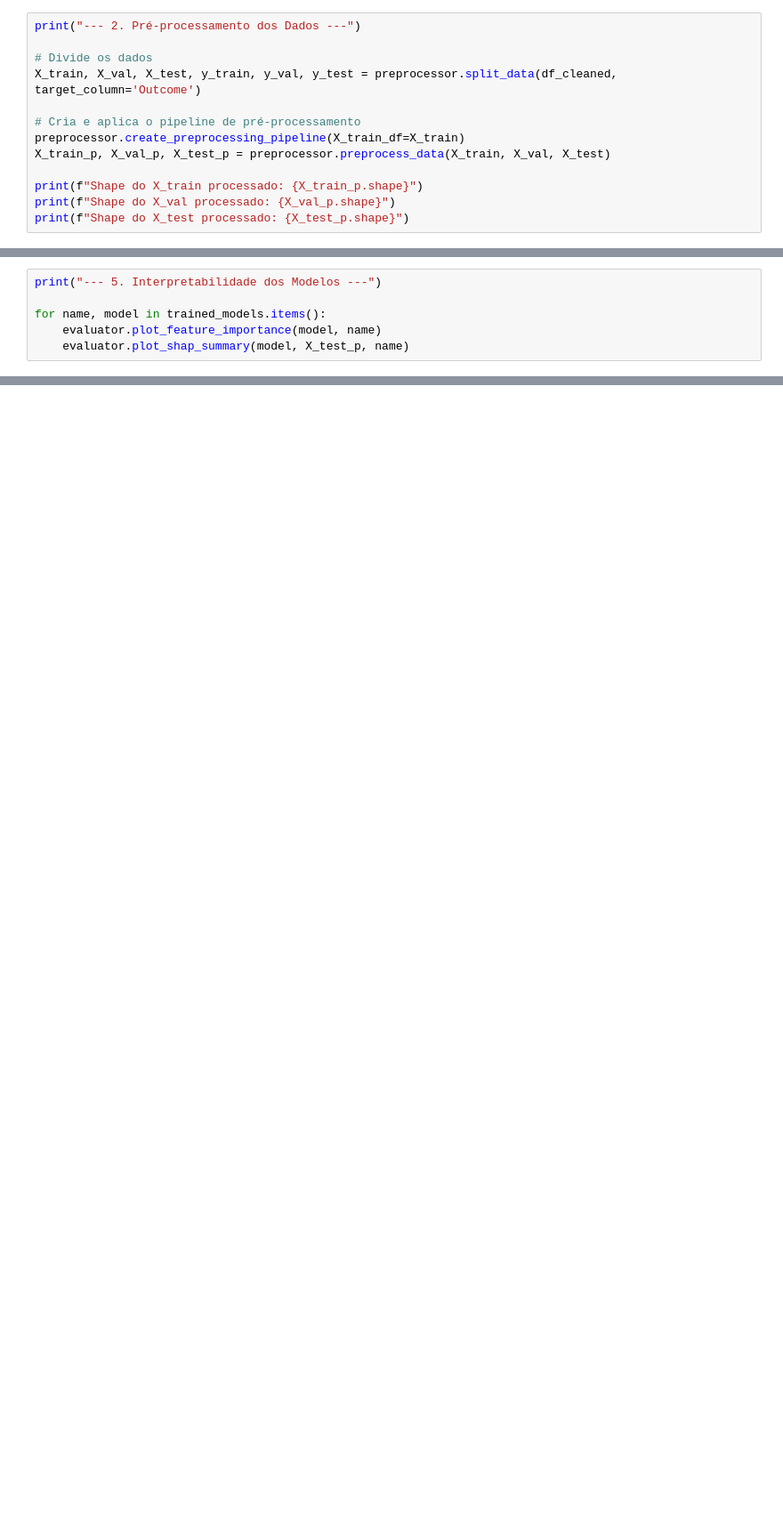
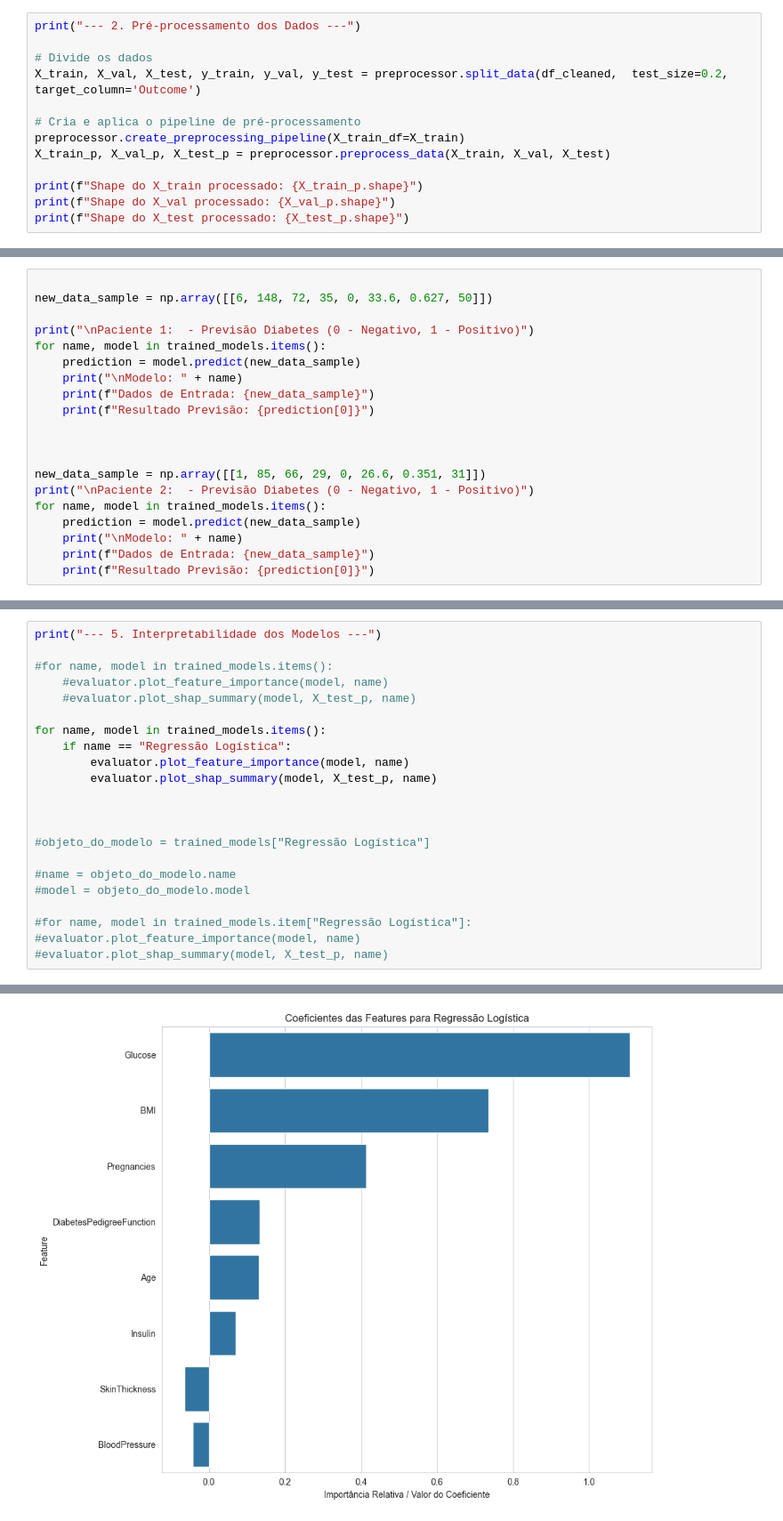
Before and after one commit to Uill2110/tech_challenge, a Jupyter notebook: notebooks/refactored-diabetes-pipeline.ipynb, the cells around one changed output, grey strips where cells are left out. Shown: that part at 89% size. Drawn from its saved outputs; the diff is of its cells as text; blank space fills up the shorter version.

```diff
--- a/notebooks/refactored-diabetes-pipeline.ipynb
+++ b/notebooks/refactored-diabetes-pipeline.ipynb
@@ -35,7 +40,7 @@ df_cleaned = preprocessor.handle_zero_as_nan(df, columns_to_clean)
 print("--- 2. Pré-processamento dos Dados ---")
 
 # Divide os dados
-X_train, X_val, X_test, y_train, y_val, y_test = preprocessor.split_data(df_cleaned, target_column='Outcome')
+X_train, X_val, X_test, y_train, y_val, y_test = preprocessor.split_data(df_cleaned,  test_size=0.2, target_column='Outcome')
 
 # Cria e aplica o pipeline de pré-processamento
 preprocessor.create_preprocessing_pipeline(X_train_df=X_train)
@@ -66,0 +123,20 @@ print(pd.DataFrame(evaluation_summary).T)
+# %%
+
+new_data_sample = np.array([[6, 148, 72, 35, 0, 33.6, 0.627, 50]])
+
+print("\nPaciente 1:  - Previsão Diabetes (0 - Negativo, 1 - Positivo)")
+for name, model in trained_models.items():
+    prediction = model.predict(new_data_sample)
+    print("\nModelo: " + name)
+    print(f"Dados de Entrada: {new_data_sample}")
+    print(f"Resultado Previsão: {prediction[0]}")
+
+
+
+new_data_sample = np.array([[1, 85, 66, 29, 0, 26.6, 0.351, 31]])
+print("\nPaciente 2:  - Previsão Diabetes (0 - Negativo, 1 - Positivo)")
+for name, model in trained_models.items():
+    prediction = model.predict(new_data_sample)
+    print("\nModelo: " + name)
+    print(f"Dados de Entrada: {new_data_sample}")
+    print(f"Resultado Previsão: {prediction[0]}")
@@ -67,6 +163,23 @@ print(pd.DataFrame(evaluation_summary).T)
 # %%
 print("--- 5. Interpretabilidade dos Modelos ---")
 
+#for name, model in trained_models.items():
+    #evaluator.plot_feature_importance(model, name)
+    #evaluator.plot_shap_summary(model, X_test_p, name)
+
 for name, model in trained_models.items():
-    evaluator.plot_feature_importance(model, name)
-    evaluator.plot_shap_summary(model, X_test_p, name)
+    if name == "Regressão Logística":
+        evaluator.plot_feature_importance(model, name)
+        evaluator.plot_shap_summary(model, X_test_p, name)
+
+
+
+#objeto_do_modelo = trained_models["Regressão Logística"]
+
+#name = objeto_do_modelo.name
+#model = objeto_do_modelo.model
+
+#for name, model in trained_models.item["Regressão Logística"]:
+#evaluator.plot_feature_importance(model, name)
+#evaluator.plot_shap_summary(model, X_test_p, name)
+# %% [output]
@@ -72,0 +187 @@ for name, model in trained_models.items():
+[figure, added]
```
Also changed, not shown: parts of 8 cells of this notebook, 2 other files.
